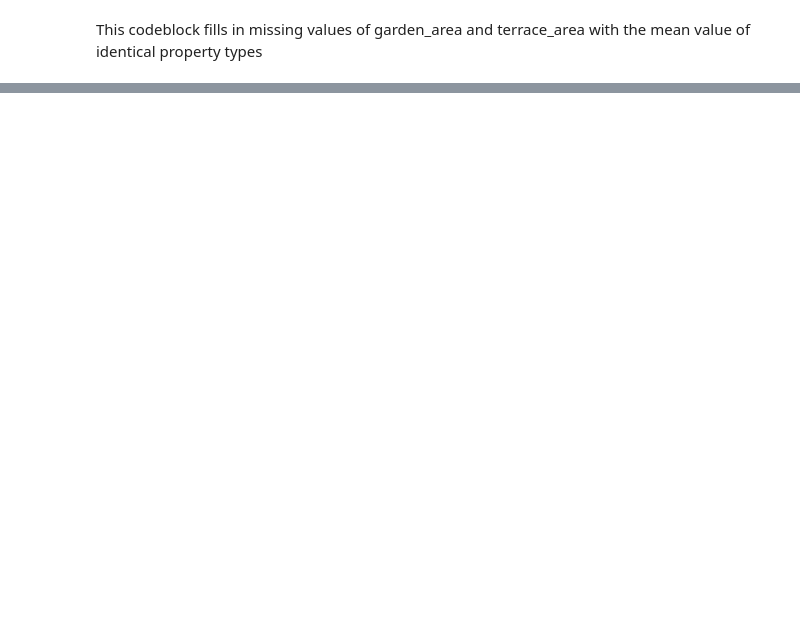
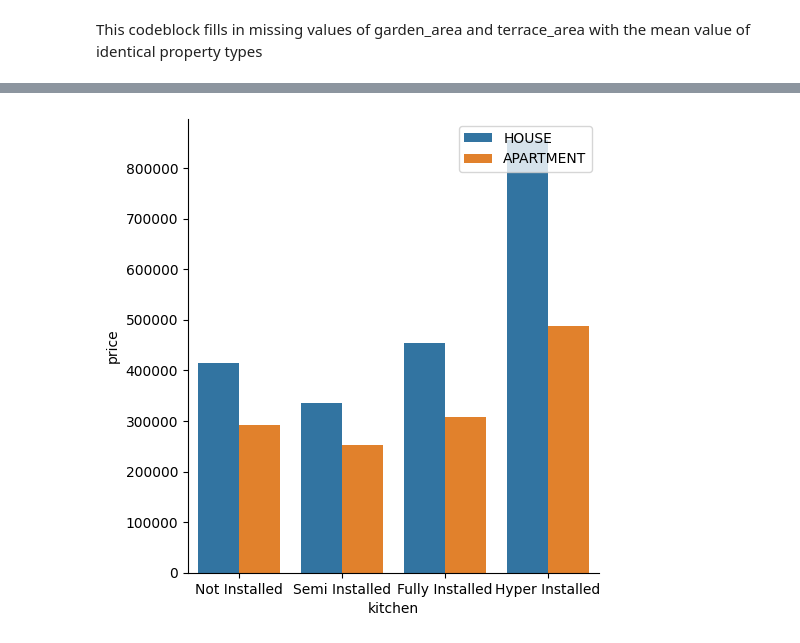
Before and after one commit to Riddis/-ImmoEllizaDataAnalysis, a Jupyter notebook: Data Cleanup.ipynb, the cells around one changed output, grey strips where cells are left out. Saved outputs shown, nothing was run; the diff lists cells and outputs as text; code cells hidden in the pictures; blank space fills up the shorter version.

```diff
--- a/Data Cleanup.ipynb
+++ b/Data Cleanup.ipynb
@@ -120,0 +213,15 @@ csv.shape
+# %%
+kitchen = sns.catplot(x = 'kitchen',
+                    y = 'price',
+                    data = csv,
+                    kind = 'bar',
+                    hue = 'property_type',
+                    errorbar = None,
+                    legend=None
+                    )
+kitchen.set(xticklabels=["Not Installed", "Semi Installed", "Fully Installed", "Hyper Installed"])
+plt.tight_layout(pad=0.1, w_pad=0.1, h_pad=1.0)
+plt.legend(loc='upper right')
+plt.show()
+# %% [output]
+[figure, added]
```
Also changed, not shown: parts of 22 cells of this notebook, 2 other files.
